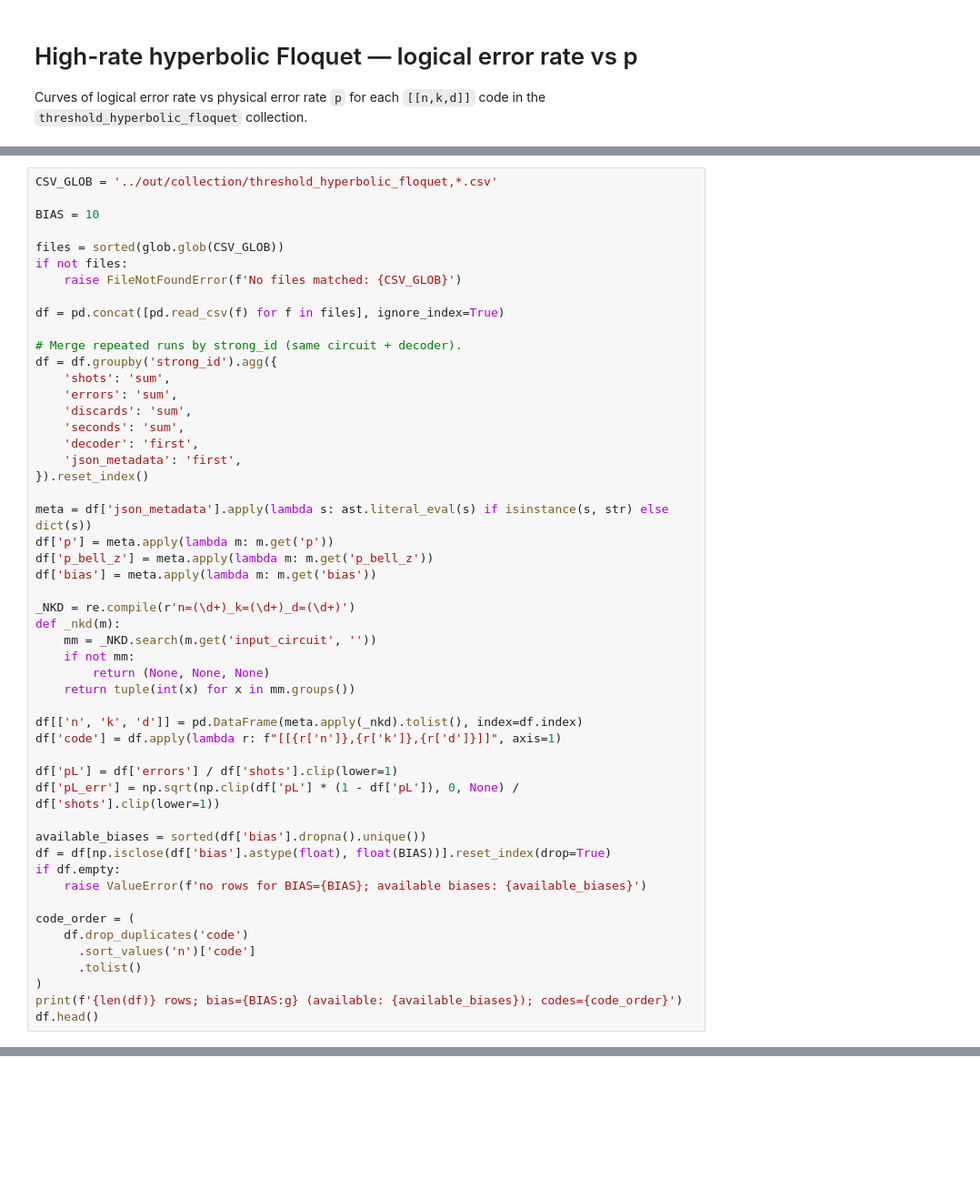
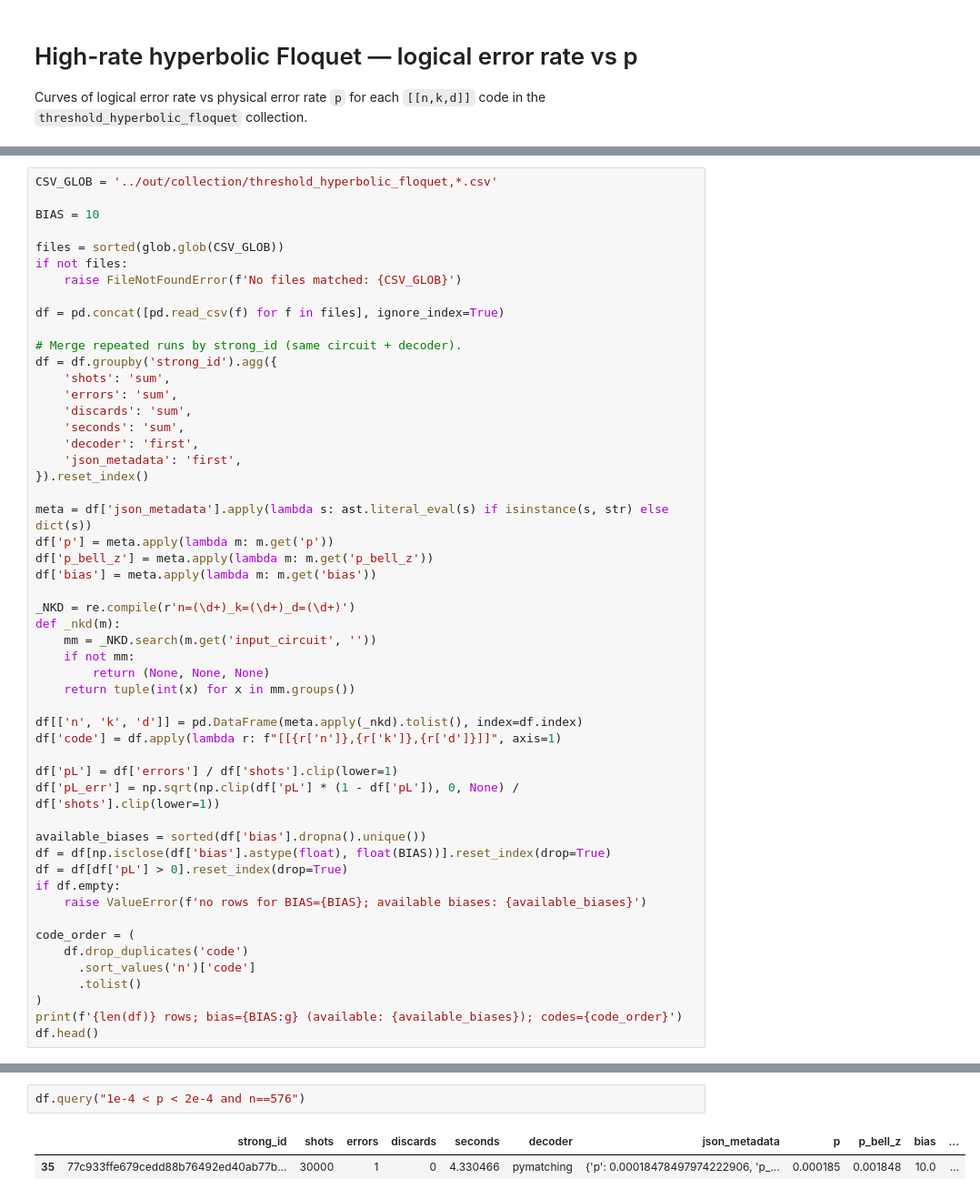
Before and after one commit to RetzkersGroup/distributed-qec, a Jupyter notebook: notebooks/high_rate.ipynb, the cells around one changed output, grey strips where cells are left out. Shown at 91% size. Cells and saved outputs as stored; diff of their text form; blank space fills up the shorter version.

```diff
--- a/notebooks/high_rate.ipynb
+++ b/notebooks/high_rate.ipynb
@@ -53,6 +55,7 @@ df['pL_err'] = np.sqrt(np.clip(df['pL'] * (1 - df['pL']), 0, None) / df['shots']
 
 available_biases = sorted(df['bias'].dropna().unique())
 df = df[np.isclose(df['bias'].astype(float), float(BIAS))].reset_index(drop=True)
+df = df[df['pL'] > 0].reset_index(drop=True)
 if df.empty:
     raise ValueError(f'no rows for BIAS={BIAS}; available biases: {available_biases}')
 
@@ -107,0 +183,5 @@ plt.show()
+# %%
+df.query("1e-4 < p < 2e-4 and n==576")
+# %% [output]
+|  | strong_id | shots | errors | discards | seconds | decoder | json_metadata | p | p_bell_z | bias | ... |
+| 35 | 77c933ffe679cedd88b76492ed40ab77b... | 30000 | 1 | 0 | 4.330466 | pymatching | {'p': 0.00018478497974222906, 'p_... | 0.000185 | 0.001848 | 10.0 | ... |
```
Also changed, not shown: parts of 3 cells of this notebook, 4 other files.
